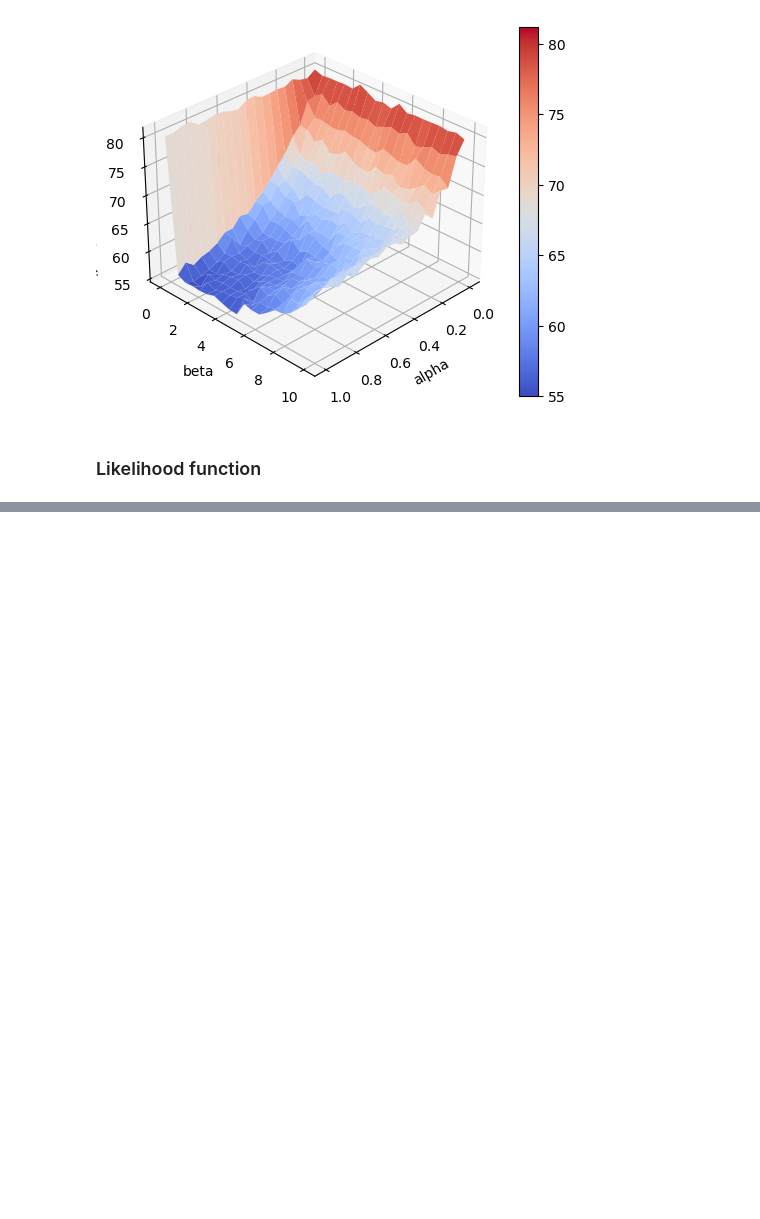
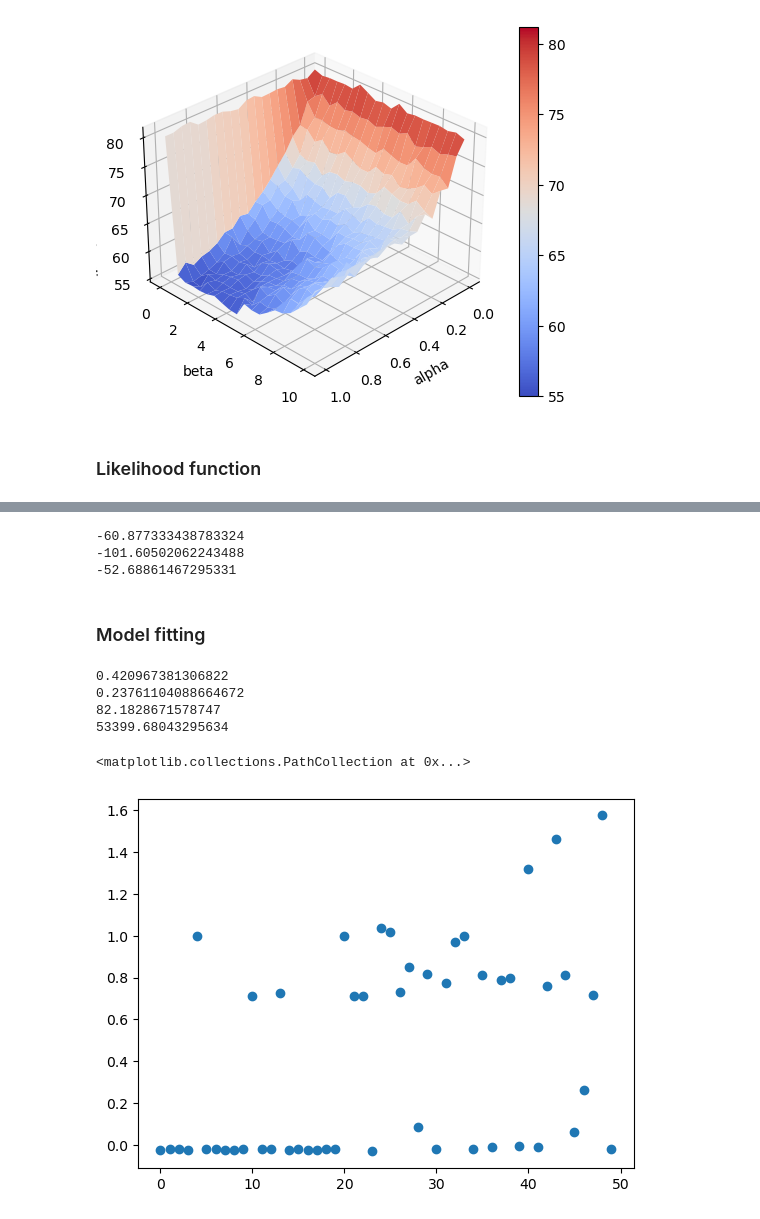
Before and after one commit to a-ishiyama/comp-neuro, a Jupyter notebook: code.ipynb, the cells around one changed output, grey strips where cells are left out. Drawn from its saved outputs; the diff is of its cells as text; code cells hidden in the pictures; blank space fills up the shorter version.

```diff
--- a/code.ipynb
+++ b/code.ipynb
@@ -161,0 +148,64 @@ neg_log_likelihood(0.4,7,inst_choices[9],inst_choices[9],0.5)
+# %%
+# a function that takes as input the data (choices and outcomes) for an
+# individual and a vector of parameters (learning rate and inverse temperature)
+# and returns the negative log likelihood (NLL)
+
+def nll(params, choices, outcome, V0):
+    value_a = [V0]
+    value_b = [V0]
+    p_a = []
+    c_a = np.zeros(len(choices))
+    c_a[np.where(choices==1)] = 1
+    c_b = np.zeros(len(choices))
+    c_b[np.where(choices==2)] = 1
+    ll = 0
+    a, b = params
+
+    for i in range(len(choices)):
+        if choices[i] == 1:
+            value_a.append(value_a[-1]+a*(outcome[i]-value_a[-1]))
+            value_b.append(value_b[-1])
+        else:
+            value_b.append(value_b[-1]+a*(outcome[i]-value_b[-1]))
+            value_a.append(value_a[-1])
+
+        p_a.append(np.ma.exp(-b*(value_a[i]))/(np.ma.exp(-b*(value_a[i]))+np.ma.exp(-b*(value_b[i]))))
+        # p_a.append(sp.special.softmax([-b*(value_a[i]),-b*(value_b[i])])[0])
+        ll -= ((np.ma.log(p_a[-1])*c_a[i]) + (np.ma.log((1-p_a[-1]))*c_b[i]))
+        # logsumexp = np.logaddexp(-b*(value_a[i]), -b*(value_b[i]))
+        # p_a.append(np.ma.exp(-b*(value_a[i]) - logsumexp))
+        # ll -= ((np.ma.log(p_a[-1])*c_a[i]) + (np.ma.log((1-p_a[-1]))*c_b[i]))
+
+    return -ll
+
+## test should be around 61
+test = nll([0.4,7],inst_choices[8],inst_outcomes[8],0.5); print(test)
+nll4 = nll([0.4,7],inst_choices[3],inst_outcomes[3],0.5); print(nll4)
+nll5 = nll([0.4,7],inst_choices[4],inst_outcomes[4],0.5); print(nll5)
+# %% [output]
+-60.877333438783324
+-101.60502062243488
+-52.68861467295331
+# %% [markdown]
+### Model fitting
+# %%
+fitted_param = []
+for i in range(len(stai_scores)):
+    fitted_param.append(sp.optimize.minimize(nll,x0=(0.4,7), args=(inst_choices[i],inst_outcomes[i],0.5),method='Nelder-Mead').x)
+# %%
+fitted_alpha, fitted_beta = np.array(fitted_param).T
+mean_alpha = np.mean(fitted_alpha); print(mean_alpha)
+var_alpha = np.var(fitted_alpha); print(var_alpha)
+mean_beta = np.mean(fitted_beta); print(mean_beta)
+var_beta = np.var(fitted_beta); print(var_beta)
+#sp.stats.pearsonr(fitted_alpha, fitted_beta)
+# %% [output]
+0.420967381306822
+0.23761104088664672
+82.1828671578747
+53399.68043295634
+# %%
+plt.scatter(np.arange(0,50,1),fitted_alpha)
+# %% [output]
+<matplotlib.collections.PathCollection at 0x...>
+[figure, added]
```
Also changed, not shown: parts of 3 cells of this notebook.
